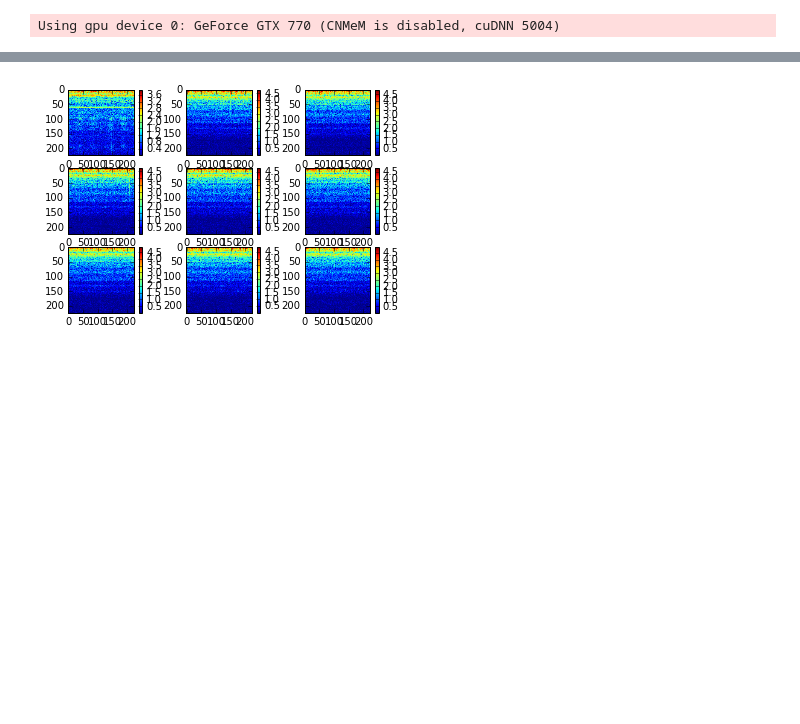
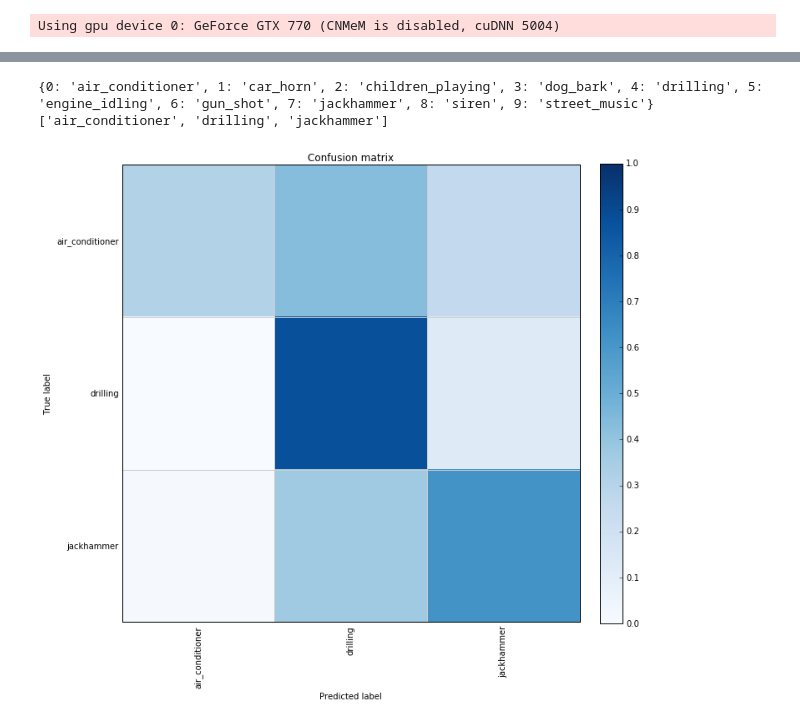
Before and after one commit to mdfirman/CityNet, a Jupyter notebook: notebooks/features/urban8k_classify.ipynb, the cells around one changed output, grey strips where cells are left out. Drawn from its saved outputs; the diff is of its cells as text; code cells hidden in the pictures; blank space fills up the shorter version.

```diff
--- a/notebooks/features/urban8k_classify.ipynb
+++ b/notebooks/features/urban8k_classify.ipynb
@@ -56,0 +42,9 @@ plt.imshow(data['train']['X'][3883][0])
+# %%
+
+mapper = {0:0, 7:1, 4:2}
+for fold in data:
+    y = data[fold]['y']
+    idxs = np.logical_or.reduce((y==0, y==4, y==7))
+    data[fold]['X'] = data[fold]['X'][idxs]
+    data[fold]['y'] = np.array([mapper[y] for y in data[fold]['y'][idxs]]).astype(np.int32)
+print data[fold]['y']
@@ -105,7 +159,7 @@ class MyBatch(nolearn.lasagne.BatchIterator):
     def __iter__(self):
         bs = self.batch_size
         for batch_idxs in mbg.minibatch_idx_iterator(
-                self.y, bs, randomise=0, balanced=0):
+                self.y, bs, randomise=1, balanced=1):
 
             Xb = self.X[batch_idxs]
             yb = self.y[batch_idxs]
@@ -115,9 +169,9 @@ class MyBatch(nolearn.lasagne.BatchIterator):
 network = nolearn.lasagne.NeuralNet(
     layers=net['prob'],
     max_epochs=500,
-    update=lasagne.updates.nesterov_momentum,
-    update_learning_rate=0.0005,
-    update_momentum=0.975,
+    update=lasagne.updates.adam,
+    update_learning_rate=0.001,
+#     update_momentum=0.975,
     verbose=1,
     train_split=MyTrainSplit(None),
     batch_iterator_train=MyBatch(batch_size=64)
@@ -146,9 +217,0 @@ network.fit(data, None)
-# %%
-idxs = data['train']['y'] == 0
-sx = data['train']['X'][idxs]
-for ind, x in enumerate(sx[:9]):
-    plt.subplot(3, 3, ind+1)
-    plt.imshow(x[0])
-    plt.colorbar()
-# %% [output]
-[figure, removed]
@@ -156,0 +218,23 @@ network.save_params_to('params')
+# %%
+# network.save_params_to('75%_acc_5463427b.pkl')
+# network.save_params_to('mel_fake_70%.pkl')
+
+from sklearn.metrics import confusion_matrix
+from ml_helpers.evaluation import plot_confusion_matrix
+
+tmp = pickle.load(open(loadpath))
+mapper = dict(zip(tmp['classID'], tmp['class']))
+print mapper
+cls_labels = [mapper[xx] for xx in [0, 4, 7]]
+print cls_labels
+
+y_pred = network.predict(data['val']['X'])
+# %% [output]
+{0: 'air_conditioner', 1: 'car_horn', 2: 'children_playing', 3: 'dog_bark', 4: 'drilling', 5: 'engine_idling', 6: 'gun_shot', 7: 'jackhammer', 8: 'siren', 9: 'street_music'}
+['air_conditioner', 'drilling', 'jackhammer']
+# %%
+plt.figure(figsize=(10, 10))
+plot_confusion_matrix(data['val']['y'], y_pred, normalise=1,
+        cls_labels=cls_labels)
+# %% [output]
+[figure, added]
```
Also changed, not shown: parts of 12 cells of this notebook.
